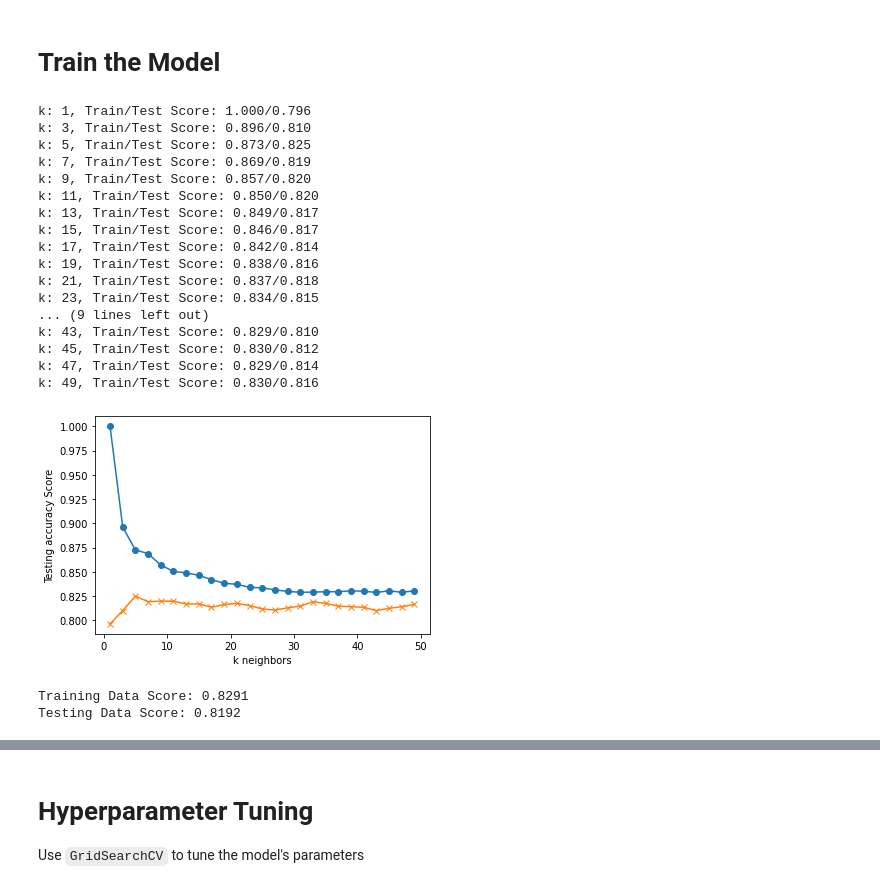
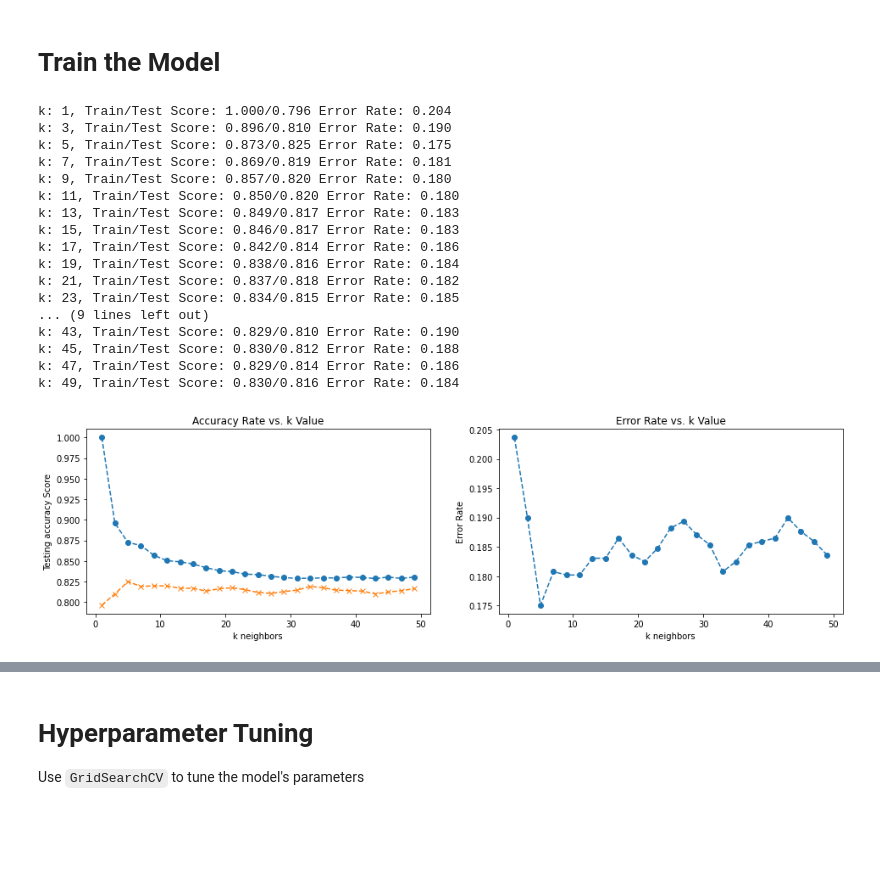
Before and after one commit to HockingM/machine-learning-challenge, a Jupyter notebook: KNN.ipynb, the cells around one changed output, grey strips where cells are left out. Cells and saved outputs as stored; diff of their text form; code cells hidden in the pictures; blank space fills up the shorter version.

Commit message:
Update models

```diff
--- a/KNN.ipynb
+++ b/KNN.ipynb
@@ -83,51 +92,56 @@ X_test_scaled = X_scaler.transform(X_test)
 # loop through different k values to see which has the highest accuracy using odd numbers to ensure no ties
 train_scores = []
 test_scores = []
+error_rates = []
 
 for k in range(1, 50, 2):
     model = KNeighborsClassifier(n_neighbors=k)
     model.fit(X_train_scaled, y_train)
+    pred_k = model.predict(X_test_scaled)
+    error_rates.append(np.mean(pred_k != y_test))
     train_score = model.score(X_train_scaled, y_train)
     test_score = model.score(X_test_scaled, y_test)
+    error_rate = np.mean(pred_k != y_test)
     train_scores.append(train_score)
     test_scores.append(test_score)
-    print(f"k: {k}, Train/Test Score: {train_score:.3f}/{test_score:.3f}")
+    print(f"k: {k}, Train/Test Score: {train_score:.3f}/{test_score:.3f} Error Rate: {error_rate:.3f}")
 # %% [output]
-k: 1, Train/Test Score: 1.000/0.796
-k: 3, Train/Test Score: 0.896/0.810
-k: 5, Train/Test Score: 0.873/0.825
-k: 7, Train/Test Score: 0.869/0.819
-k: 9, Train/Test Score: 0.857/0.820
-k: 11, Train/Test Score: 0.850/0.820
-k: 13, Train/Test Score: 0.849/0.817
-k: 15, Train/Test Score: 0.846/0.817
-k: 17, Train/Test Score: 0.842/0.814
-k: 19, Train/Test Score: 0.838/0.816
-k: 21, Train/Test Score: 0.837/0.818
-k: 23, Train/Test Score: 0.834/0.815
+k: 1, Train/Test Score: 1.000/0.796 Error Rate: 0.204
+k: 3, Train/Test Score: 0.896/0.810 Error Rate: 0.190
+k: 5, Train/Test Score: 0.873/0.825 Error Rate: 0.175
+k: 7, Train/Test Score: 0.869/0.819 Error Rate: 0.181
+k: 9, Train/Test Score: 0.857/0.820 Error Rate: 0.180
+k: 11, Train/Test Score: 0.850/0.820 Error Rate: 0.180
+k: 13, Train/Test Score: 0.849/0.817 Error Rate: 0.183
+k: 15, Train/Test Score: 0.846/0.817 Error Rate: 0.183
+k: 17, Train/Test Score: 0.842/0.814 Error Rate: 0.186
+k: 19, Train/Test Score: 0.838/0.816 Error Rate: 0.184
+k: 21, Train/Test Score: 0.837/0.818 Error Rate: 0.182
+k: 23, Train/Test Score: 0.834/0.815 Error Rate: 0.185
 ... (9 lines left out)
-k: 43, Train/Test Score: 0.829/0.810
-k: 45, Train/Test Score: 0.830/0.812
-k: 47, Train/Test Score: 0.829/0.814
-k: 49, Train/Test Score: 0.830/0.816
+k: 43, Train/Test Score: 0.829/0.810 Error Rate: 0.190
+k: 45, Train/Test Score: 0.830/0.812 Error Rate: 0.188
+k: 47, Train/Test Score: 0.829/0.814 Error Rate: 0.186
+k: 49, Train/Test Score: 0.830/0.816 Error Rate: 0.184
 # %%
 # plot data
-plt.plot(range(1, 50, 2), train_scores, marker='o')
-plt.plot(range(1, 50, 2), test_scores, marker="x")
-plt.xlabel("k neighbors")
-plt.ylabel("Testing accuracy Score")
+fig, (ax1,ax2) = plt.subplots(nrows=1,ncols=2,figsize=(16,4))
+ax1.plot(range(1, 50, 2), train_scores, linestyle="dashed", marker="o")
+ax1.plot(range(1, 50, 2), test_scores, linestyle="dashed", marker="x")
+ax2.plot(range(1, 50, 2), error_rates, linestyle="dashed", marker="o")
+ax1.set_title("Accuracy Rate vs. k Value")
+ax1.set_xlabel("k neighbors")
+ax1.set_ylabel("Testing accuracy Score")
+ax2.set_title("Error Rate vs. k Value")
+ax2.set_xlabel("k neighbors")
+ax2.set_ylabel("Error Rate")
 plt.show()
 # %% [output]
-[figure, old version]
+[figure, new version]
 # %%
-# Note that k: 9 provides the best accuracy where the classifier starts to stablize
+# Retrain model with k:33 which provides the best accuracy and is where the classifier starts to stablize
 model = KNeighborsClassifier(n_neighbors=33)
 model.fit(X_train_scaled, y_train)
-print(f"Training Data Score: {model.score(X_train_scaled, y_train):.4f}")
-print(f"Testing Data Score: {model.score(X_test_scaled, y_test):.4f}")
-# %% [output]
-Training Data Score: 0.8291
-Testing Data Score: 0.8192
 # %%
 # predict test data set
 y_pred = model.predict(X_test_scaled)
```
Also changed, not shown: parts of 12 cells of this notebook, 2 other files.
